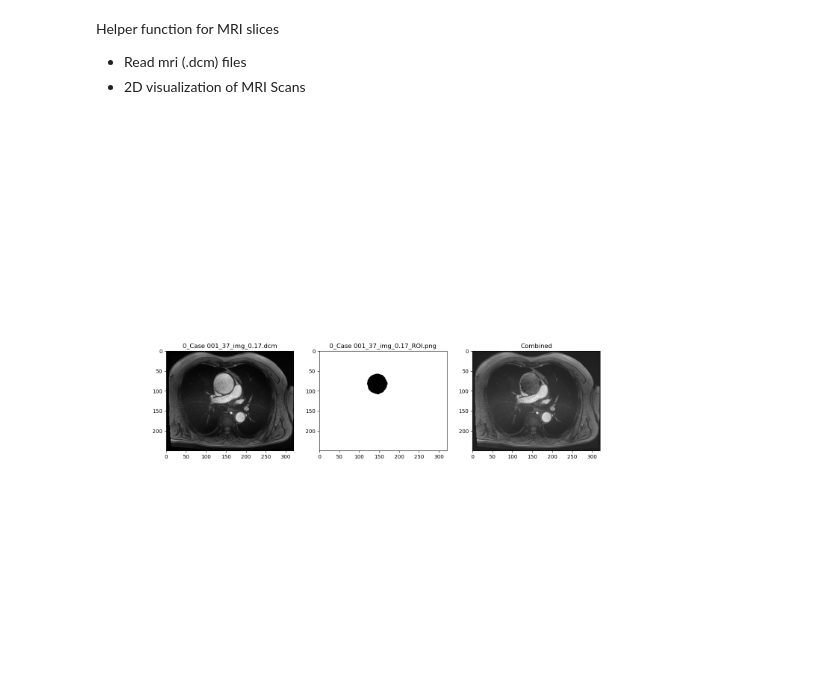
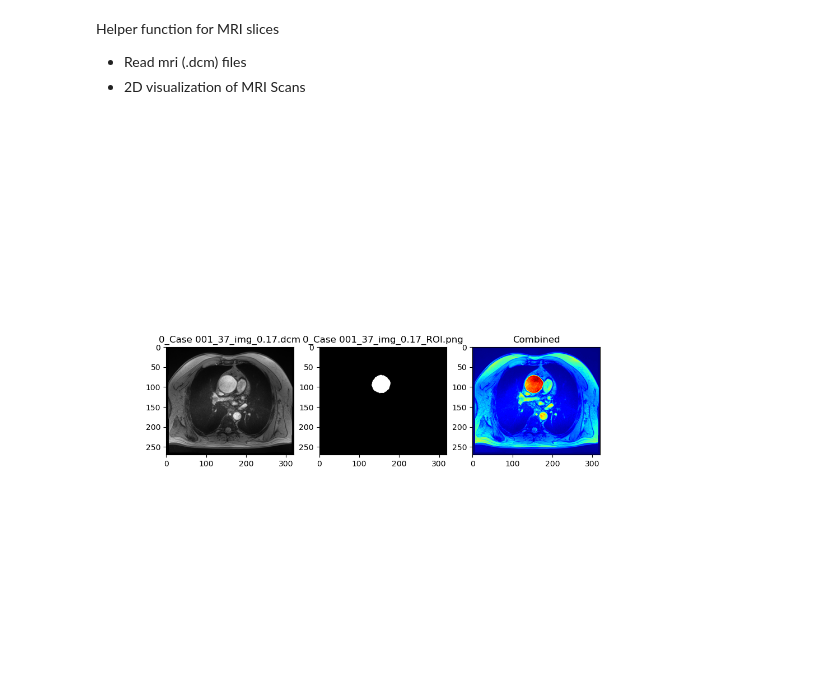
Before and after one commit to manos-mark/aorta-compliance, a Jupyter notebook: scripts/dicom_viewer.ipynb, the cells around one changed output. Drawn from its saved outputs; the diff is of its cells as text; code cells hidden in the pictures.

```diff
--- a/scripts/dicom_viewer.ipynb
+++ b/scripts/dicom_viewer.ipynb
@@ -27,18 +27,21 @@ Helper function for MRI slices
 - Read mri (.dcm) files
 - 2D visualization of MRI Scans
 # %%
-IMAGES_PATH = os.path.join('..', 'dataset', 'dicoms')
+IMAGES_PATH = os.path.join('..', 'dataset', 'images')
 MASKS_PATH = os.path.join('..', 'dataset', 'masks')
 
 image_paths = natsorted(os.listdir(IMAGES_PATH))
 mask_paths = natsorted(os.listdir(MASKS_PATH))
 
 # Load the scans in given folder path
-def load_scan(path, debug=False):
+def load_scan(path, debug=True):
     if debug:
-        slices = [dicom.dcmread(path + os.sep + s) for s in os.listdir(path)[:10]]
+        slices = [dicom.dcmread(path + os.sep + s).pixel_array for s in natsorted(os.listdir(path)[49:70])]
+        # slices = [x/255.0 for x in slices]
+        # slices = [x.astype(np.float32) for x in slices]
     else:
-        slices = [dicom.dcmread(path + os.sep + s) for s in os.listdir(path)]
+        slices = [dicom.dcmread(path + os.sep + s) for s in natsorted(os.listdir(path))]
+
     # slices.sort(key = lambda x: float(x.ImagePositionPatient[2]))
     # try:
     #     slice_thickness = np.abs(slices[0].ImagePositionPatient[2] - slices[1].ImagePositionPatient[2])
@@ -50,11 +53,13 @@ def load_scan(path, debug=False):
 
     return slices
 
-def load_mask(path, debug=False):
+def load_mask(path, debug=True):
     if debug:
-        masks = [plt.imread(path + os.sep + s)[:,:,2] for s in os.listdir(path)[:10]]
+        masks = [plt.imread(path + os.sep + s)[:,:,0] for s in natsorted(os.listdir(path)[49:70])]
+        # masks = [x/255.0 for x in masks]
+        # masks = [x.astype(np.float32) for x in masks]
     else:
-        masks = [plt.imread(path + os.sep + s)[:,:,2] for s in os.listdir(path)]
+        masks = [plt.imread(path + os.sep + s)[:,:,0] for s in natsorted(os.listdir(path))]
     return masks
 ##########################################################################
 # Multi-slice view code extracted and adapted from:
@@ -68,9 +73,16 @@ def remove_keymap_conflicts(new_keys_set):
             for key in remove_list:
                 keys.remove(key)
 
+def single_slice_viewer(image, mask):
+    fig, ax = plt.subplots()
+    ax.imshow(image, cmap='gray')
+    ax.imshow(mask, cmap='jet', alpha=0.2)
+    # ax.set_title(image_path)
+    plt.show()
+
 def multi_slice_viewer(volume, mask, no_axis=False):
     remove_keymap_conflicts({'j', 'k'})
-    fig, (ax1,ax2,ax3) = plt.subplots(nrows=1, ncols=3, figsize=(15,15))
+    fig, (ax1,ax2,ax3) = plt.subplots(nrows=1, ncols=3, figsize=(10,10))
 
     ax1.volume = volume
     ax1.index = 0
@@ -84,9 +96,9 @@ def multi_slice_viewer(volume, mask, no_axis=False):
 
     ax3.index = 0
     # ax3.volume = [cv.addWeighted(np.asarray(i, np.float64), 0.001, np.asarray(m, np.float64), 0.9, 0) for i, m in zip(volume, mask)]
-    ax3.volume = [(i * 0.001) + (m * 0.7) for i, m in zip(volume, mask)]
+    ax3.volume = [(i * 0.009) + (m * 0.9) for i, m in zip(volume, mask)]
     # ax3.volume = mask[ax3.index]
-    ax3.imshow(ax3.volume[ax3.index], cmap='gray')
+    ax3.imshow(ax3.volume[ax3.index], cmap='jet')
     # ax3.imshow(mask[ax3.index], cmap='jet', alpha=0.2)
     ax3.set_title('Combined')
 
@@ -149,10 +161,13 @@ def next_slice(ax, type):
     elif type == 'mask': ax.set_title(str(mask_paths[ax.index]))
     elif type == 'combined': ax.set_title('Combined')
 # %%
-images = [image.pixel_array for image in load_scan(IMAGES_PATH)]
+images = [image for image in load_scan(IMAGES_PATH)]
 masks = [mask for mask in load_mask(MASKS_PATH)]
 
 
 multi_slice_viewer(images, masks)
+
+# for image, mask in zip(images, masks):
+#     single_slice_viewer(image, mask)
 # %% [output]
-[figure, old version]
+[figure, new version]
```
Also changed, not shown: 5 other files.
